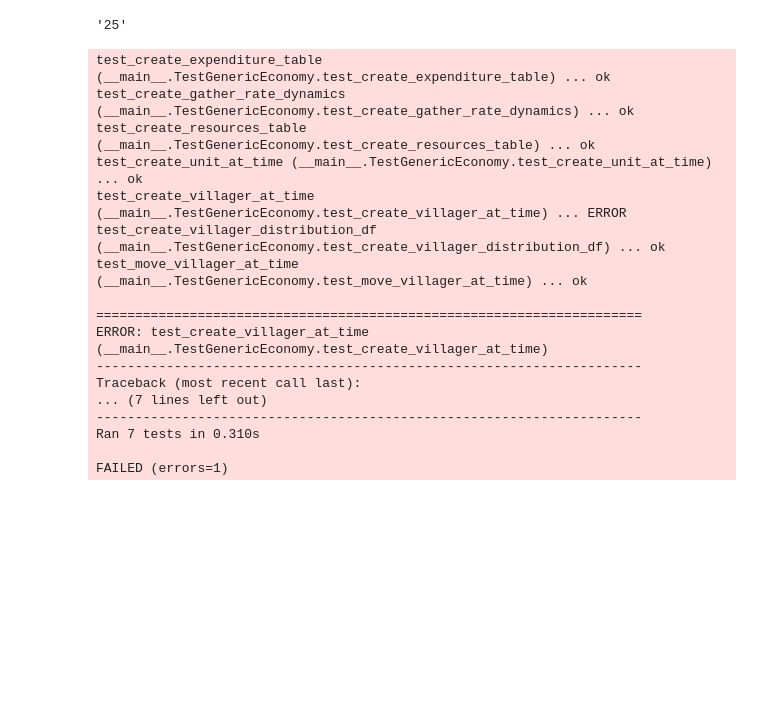
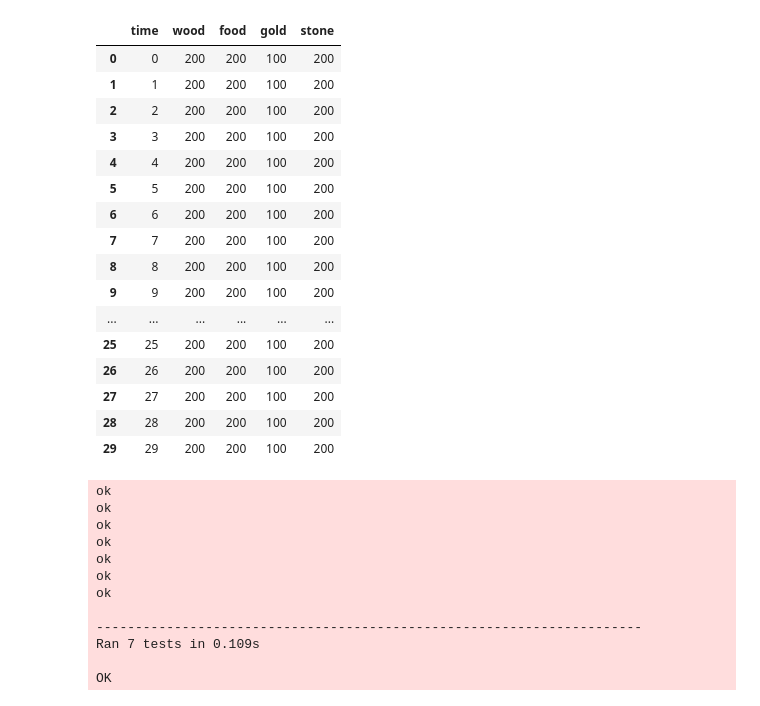
Before and after one commit to Bessone-Tepedino/aoe2_build, a Jupyter notebook: test_main.ipynb, the cells around one changed output. Cells and saved outputs as stored; diff of their text form; code cells hidden in the pictures; blank space fills up the shorter version.

```diff
--- a/test_main.ipynb
+++ b/test_main.ipynb
@@ -35,7 +35,7 @@ class generic_economy:
         self.gather_rate_base_dc = dict(zip(gather_rate_base_csv['villager_type'], gather_rate_base_csv['rate']))
         self.unit_stats = pd.read_csv('data/unit_statistics.csv', index_col = 0)
         self.building_stats = pd.read_csv('data/building_statistics.csv', index_col = 0)
-        self.tech_stats = pd.read_csv('data/building_statistics.csv', index_col = 0)
+        self.tech_stats = pd.read_csv('data/technology_statistics.csv', index_col = 0)
 
         # Initialize inputs
         self.initial_setup = initial_setup
@@ -103,14 +103,21 @@ class generic_economy:
         gather_rate_df = self._gather_rate_dynamics
         villager_distribution_df = self.villager_distribution
 
+        # Get intitial resources
+        resources_0 = initial_setup['resources']
+
         # How much we collect from each occupation at any point in time
         instant_collection_df = gather_rate_df.loc[:,CONSTANTS.occupations].values * villager_distribution_df.loc[:,CONSTANTS.occupations].values
         instant_collection_df = pd.DataFrame(instant_collection_df, columns = CONSTANTS.occupations)
 
         # How much RESOURCES we collect at any point in time
-        instant_resources_df = pd.DataFrame(columns = CONSTANTS.resource_names)
+        # Create an empty DataFrame with 3601 rows
+        instant_resources_df = pd.DataFrame(np.zeros((len(instant_collection_df), len(CONSTANTS.resource_names))), columns=CONSTANTS.resource_names)
+
         for res in CONSTANTS.resource_names:
-            instant_resources_df[res] = instant_collection_df.loc[:,CONSTANTS.resources_2_occupations_map[res]].sum(axis = 1)
+            # row 0 has the initial resources
+            instant_resources_df.loc[0,res] = resources_0[res]
+            instant_resources_df.loc[1:,res] = instant_collection_df.loc[1:,CONSTANTS.resources_2_occupations_map[res]].sum(axis = 1)
 
         # How much resourcers we spend at any point in time
         instant_expenditure_df = self.expenditure.loc[:,CONSTANTS.resource_names]
@@ -212,21 +219,48 @@ class generic_economy:
 # %%
 ## Initialize economy class
 economy = generic_economy(initial_setup = initial_setup)
 
 time = 0
 unit_name = 'archer'
 building_name = 'town center'
 
-economy.unit_stats.loc['villager', 'training time']
+# economy.unit_stats.loc['villager', 'training time']
 # .values[0]
 
+# row 0 has the initial resources
+# How much RESOURCES we collect at any point in time
+# instant_resources_df = pd.DataFrame(columns = CONSTANTS.resource_names)
+
+# res = 'wood'
+# resources_0 = initial_setup['resources']
+# instant_resources_df.loc[0,res] = resources_0[res]
+# instant_resources_df.loc[1:,res]
+
+# instant_resources_df.loc[1:,res] = instant_collection_df.loc[1:,CONSTANTS.resources_2_occupations_map[res]].sum(axis = 1)
+
 # economy._create_unit_at_time(time, unit_name)
-# economy._create_villager_at_time(0, to_oc = 'idle')
+# economy._create_villager_at_time(0, to_oc = 'farmer')
 
-# economy.resources
-# economy.villager_distribution
+economy.resources.head(30)
+# economy.villager_distribution.head(30)
 # %% [output]
-'25'
+|  | time | wood | food | gold | stone |
+| 0 | 0 | 200 | 200 | 100 | 200 |
+| 1 | 1 | 200 | 200 | 100 | 200 |
+| 2 | 2 | 200 | 200 | 100 | 200 |
+| 3 | 3 | 200 | 200 | 100 | 200 |
+| 4 | 4 | 200 | 200 | 100 | 200 |
+| 5 | 5 | 200 | 200 | 100 | 200 |
+| 6 | 6 | 200 | 200 | 100 | 200 |
+| 7 | 7 | 200 | 200 | 100 | 200 |
+| 8 | 8 | 200 | 200 | 100 | 200 |
+| 9 | 9 | 200 | 200 | 100 | 200 |
+| ... | ... | ... | ... | ... | ... |
+| 25 | 25 | 200 | 200 | 100 | 200 |
+| 26 | 26 | 200 | 200 | 100 | 200 |
+| 27 | 27 | 200 | 200 | 100 | 200 |
+| 28 | 28 | 200 | 200 | 100 | 200 |
+| 29 | 29 | 200 | 200 | 100 | 200 |
 # %%
 import unittest
 
@@ -282,23 +316,18 @@ if __name__ == '__main__':
     suite = unittest.TestLoader().loadTestsFromTestCase(TestGenericEconomy)
     unittest.TextTestRunner(verbosity=2).run(suite)
 # %% [output]
-test_create_expenditure_table (__main__.TestGenericEconomy.test_create_expenditure_table) ... ok
-test_create_gather_rate_dynamics (__main__.TestGenericEconomy.test_create_gather_rate_dynamics) ... ok
-test_create_resources_table (__main__.TestGenericEconomy.test_create_resources_table) ... ok
-test_create_unit_at_time (__main__.TestGenericEconomy.test_create_unit_at_time) ... ok
-test_create_villager_at_time (__main__.TestGenericEconomy.test_create_villager_at_time) ... ERROR
-test_create_villager_distribution_df (__main__.TestGenericEconomy.test_create_villager_distribution_df) ... ok
-test_move_villager_at_time (__main__.TestGenericEconomy.test_move_villager_at_time) ... ok
+ok
+ok
+ok
+ok
+ok
+ok
+ok
 
-======================================================================
-ERROR: test_create_villager_at_time (__main__.TestGenericEconomy.test_create_villager_at_time)
 ----------------------------------------------------------------------
-Traceback (most recent call last):
-... (7 lines left out)
-----------------------------------------------------------------------
-Ran 7 tests in 0.310s
+Ran 7 tests in 0.109s
 
-FAILED (errors=1)
+OK
 # %%
 import pytest
 import ipytest
```
Also changed, not shown: parts of 1 cell of this notebook, 4 other files.
